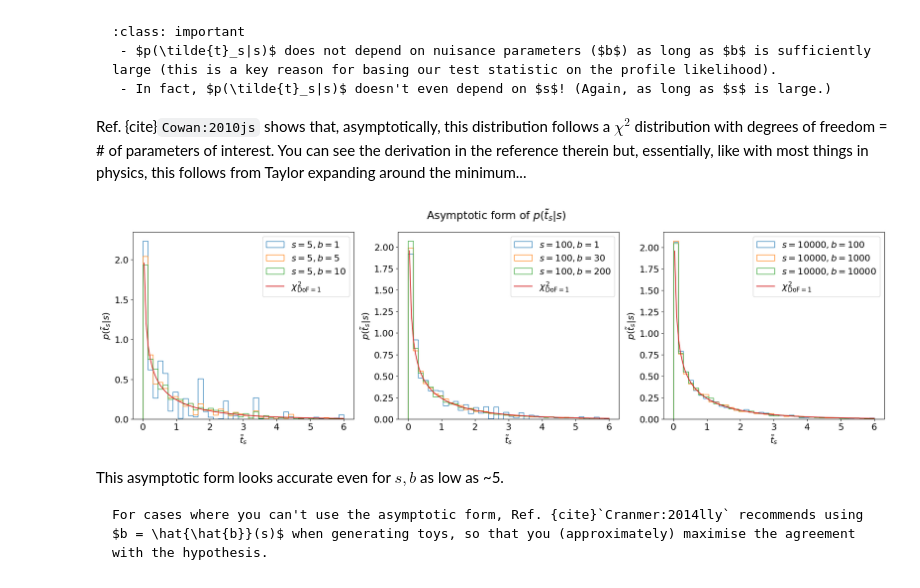
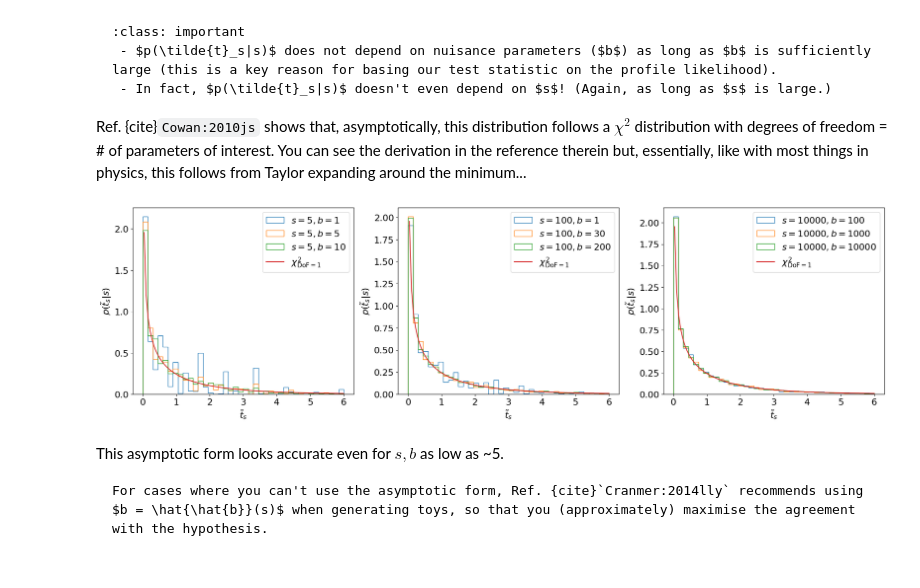
Before and after one commit to rkansal47/stats-for-hep, a Jupyter notebook: stats-for-hep/02-hypothesis-testing.ipynb, the cells around one changed output. Cells and saved outputs as stored; diff of their text form; code cells hidden in the pictures.

````diff
--- a/stats-for-hep/02-hypothesis-testing.ipynb
+++ b/stats-for-hep/02-hypothesis-testing.ipynb
@@ -141,34 +145,33 @@ Ref. {cite}`Cowan:2010js` shows that, asymptotically, this distribution follows
 # %%
 num_toys = 10000
 sbs = [
     [(5.0, 1.0), (5.0, 5.0), (5.0, 10.0)],
     [(100, 1), (100, 30), (100, 200)],
     [(10000, 100), (10000, 1000), (10000, 10000)],
 ]
 
 fig, axs = plt.subplots(1, 3, figsize=(24, 6))
 for i, sb in enumerate(sbs):
     for s, b in sb:
         # sample n, m according to our data model (Eq. 1)
         n, m = poisson.rvs(s + b, size=num_toys), poisson.rvs(b, size=num_toys)
         axs[i].hist(
             t_tilde_s(s, n, m),
             np.linspace(0, 6, 41),
             histtype="step",
             density=True,
             label=rf"$s = {int(s)}, b = {int(b)}$",
         )
 
     x = np.linspace(0.04, 6, 101)
     axs[i].plot(x, chi2.pdf(x, 1), label=r"$\chi^2_{\mathrm{DoF}=1}$")
     axs[i].legend()
     axs[i].set_xlabel(r"$\tilde{t}_s$")
     axs[i].set_ylabel(r"$p(\tilde{t}_s|s)$")
 
-fig.suptitle(r"Asymptotic form of $p(\tilde{t}_s|s)$")
 plt.show()
 # %% [output]
-[figure, old version]
+[figure, new version]
 # %% [markdown]
 This asymptotic form looks accurate even for $s, b$ as low as ~5.
 ```{important}
````
Also changed, not shown: parts of 8 cells of this notebook.
